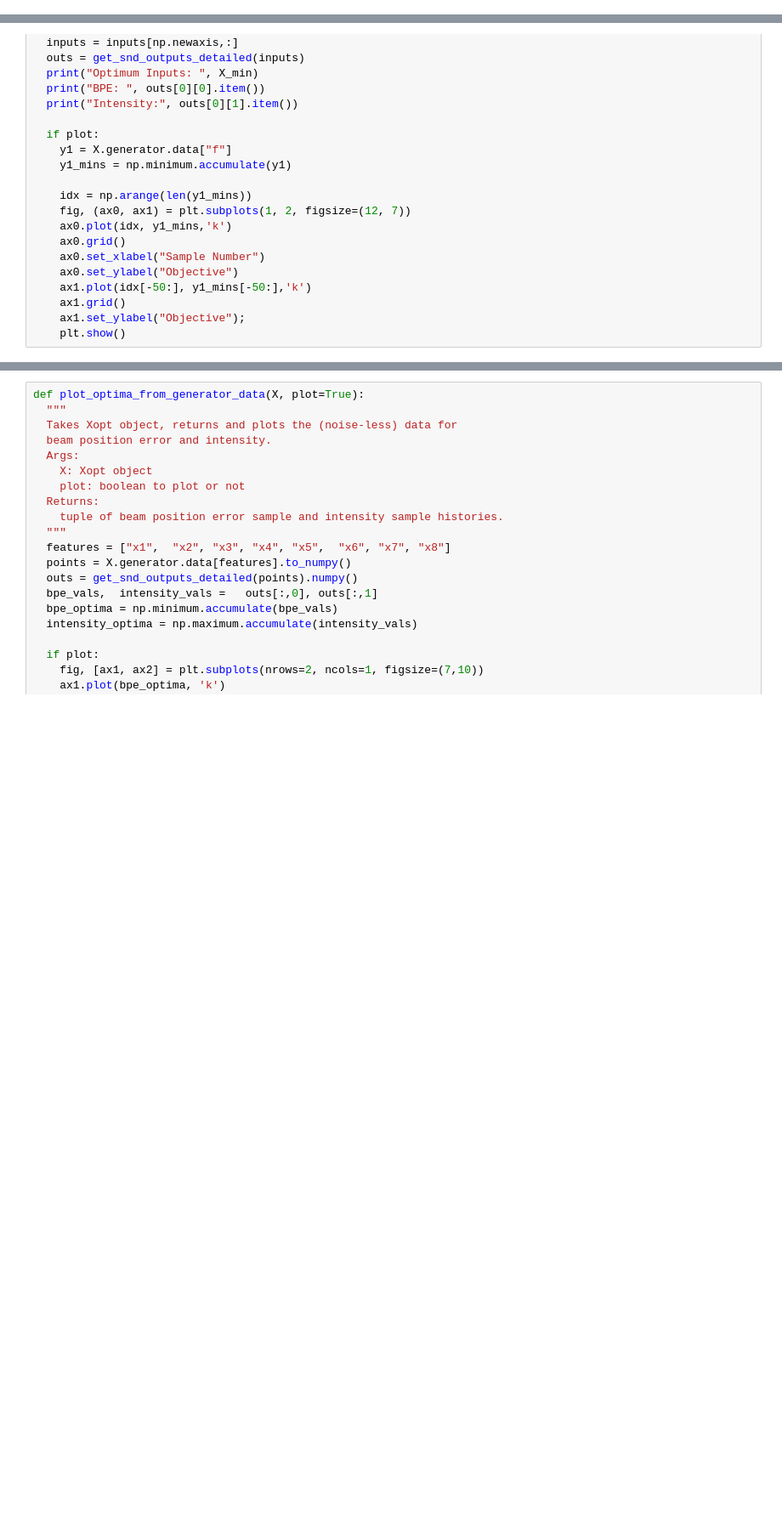
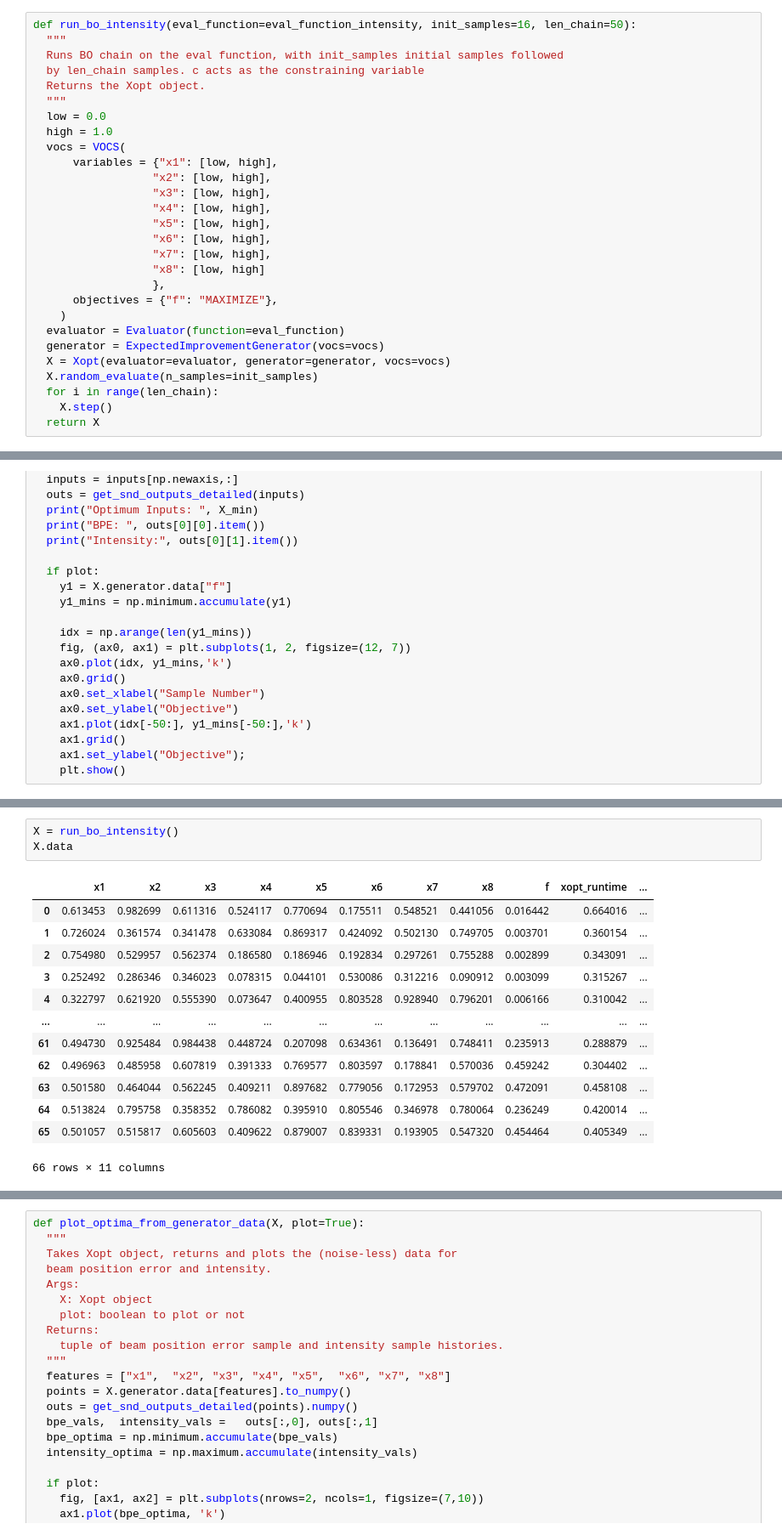
Before and after one commit to aashwinmishra/SLACBeamOptimization, a Jupyter notebook: notebooks/16_SND_ConstrainedOptimization.ipynb, the cells around one changed output, grey strips where cells are left out. Shown: that part at 85% size. Saved outputs shown, nothing was run; the diff lists cells and outputs as text; blank space fills up the shorter version.

```diff
--- a/notebooks/16_SND_ConstrainedOptimization.ipynb
+++ b/notebooks/16_SND_ConstrainedOptimization.ipynb
@@ -200,4 +217,32 @@ def run_bo(eval_function=eval_function, init_samples=64, len_chain=150):
   for i in range(len_chain):
     X.step()
   return X
+# %%
+def run_bo_intensity(eval_function=eval_function_intensity, init_samples=16, len_chain=50):
+  """
+  Runs BO chain on the eval function, with init_samples initial samples followed
+  by len_chain samples. c acts as the constraining variable
+  Returns the Xopt object.
+  """
+  low = 0.0
+  high = 1.0
+  vocs = VOCS(
+      variables = {"x1": [low, high],
+                  "x2": [low, high],
+                  "x3": [low, high],
+                  "x4": [low, high],
+                  "x5": [low, high],
+                  "x6": [low, high],
+                  "x7": [low, high],
+                  "x8": [low, high]
+                  },
+      objectives = {"f": "MAXIMIZE"},
+    )
+  evaluator = Evaluator(function=eval_function)
+  generator = ExpectedImprovementGenerator(vocs=vocs)
+  X = Xopt(evaluator=evaluator, generator=generator, vocs=vocs)
+  X.random_evaluate(n_samples=init_samples)
+  for i in range(len_chain):
+    X.step()
+  return X
 # %%
@@ -302 +375,18 @@ def get_optimum_details(X, plot=True):
+# %%
+X = run_bo_intensity()
+X.data
+# %% [output]
+|  | x1 | x2 | x3 | x4 | x5 | x6 | x7 | x8 | f | xopt_runtime | ... |
+| 0 | 0.613453 | 0.982699 | 0.611316 | 0.524117 | 0.770694 | 0.175511 | 0.548521 | 0.441056 | 0.016442 | 0.664016 | ... |
+| 1 | 0.726024 | 0.361574 | 0.341478 | 0.633084 | 0.869317 | 0.424092 | 0.502130 | 0.749705 | 0.003701 | 0.360154 | ... |
+| 2 | 0.754980 | 0.529957 | 0.562374 | 0.186580 | 0.186946 | 0.192834 | 0.297261 | 0.755288 | 0.002899 | 0.343091 | ... |
+| 3 | 0.252492 | 0.286346 | 0.346023 | 0.078315 | 0.044101 | 0.530086 | 0.312216 | 0.090912 | 0.003099 | 0.315267 | ... |
+| 4 | 0.322797 | 0.621920 | 0.555390 | 0.073647 | 0.400955 | 0.803528 | 0.928940 | 0.796201 | 0.006166 | 0.310042 | ... |
+| ... | ... | ... | ... | ... | ... | ... | ... | ... | ... | ... | ... |
+| 61 | 0.494730 | 0.925484 | 0.984438 | 0.448724 | 0.207098 | 0.634361 | 0.136491 | 0.748411 | 0.235913 | 0.288879 | ... |
+| 62 | 0.496963 | 0.485958 | 0.607819 | 0.391333 | 0.769577 | 0.803597 | 0.178841 | 0.570036 | 0.459242 | 0.304402 | ... |
+| 63 | 0.501580 | 0.464044 | 0.562245 | 0.409211 | 0.897682 | 0.779056 | 0.172953 | 0.579702 | 0.472091 | 0.458108 | ... |
+| 64 | 0.513824 | 0.795758 | 0.358352 | 0.786082 | 0.395910 | 0.805546 | 0.346978 | 0.780064 | 0.236249 | 0.420014 | ... |
+| 65 | 0.501057 | 0.515817 | 0.605603 | 0.409622 | 0.879007 | 0.839331 | 0.193905 | 0.547320 | 0.454464 | 0.405349 | ... |
+66 rows × 11 columns
 # %%
```
Also changed, not shown: parts of 8 cells of this notebook.
